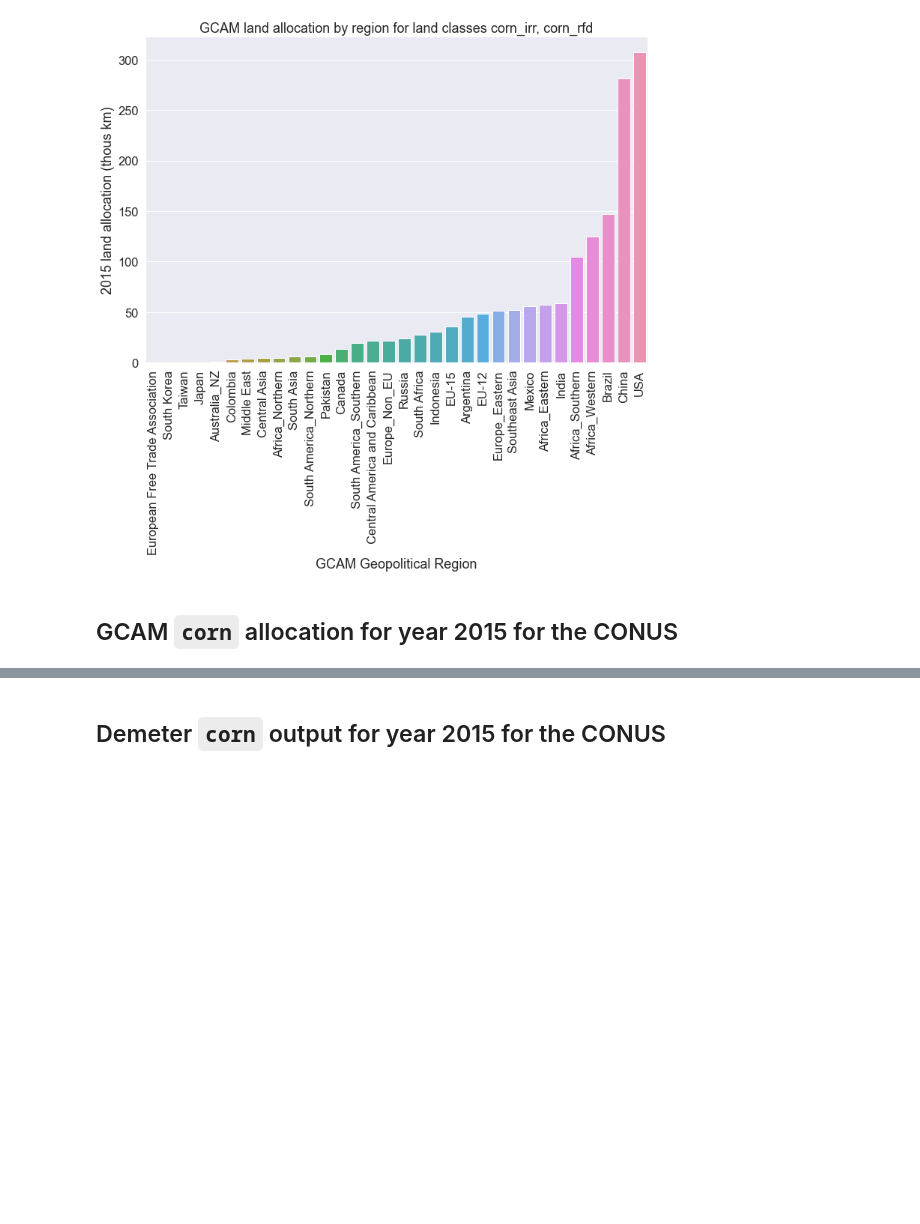
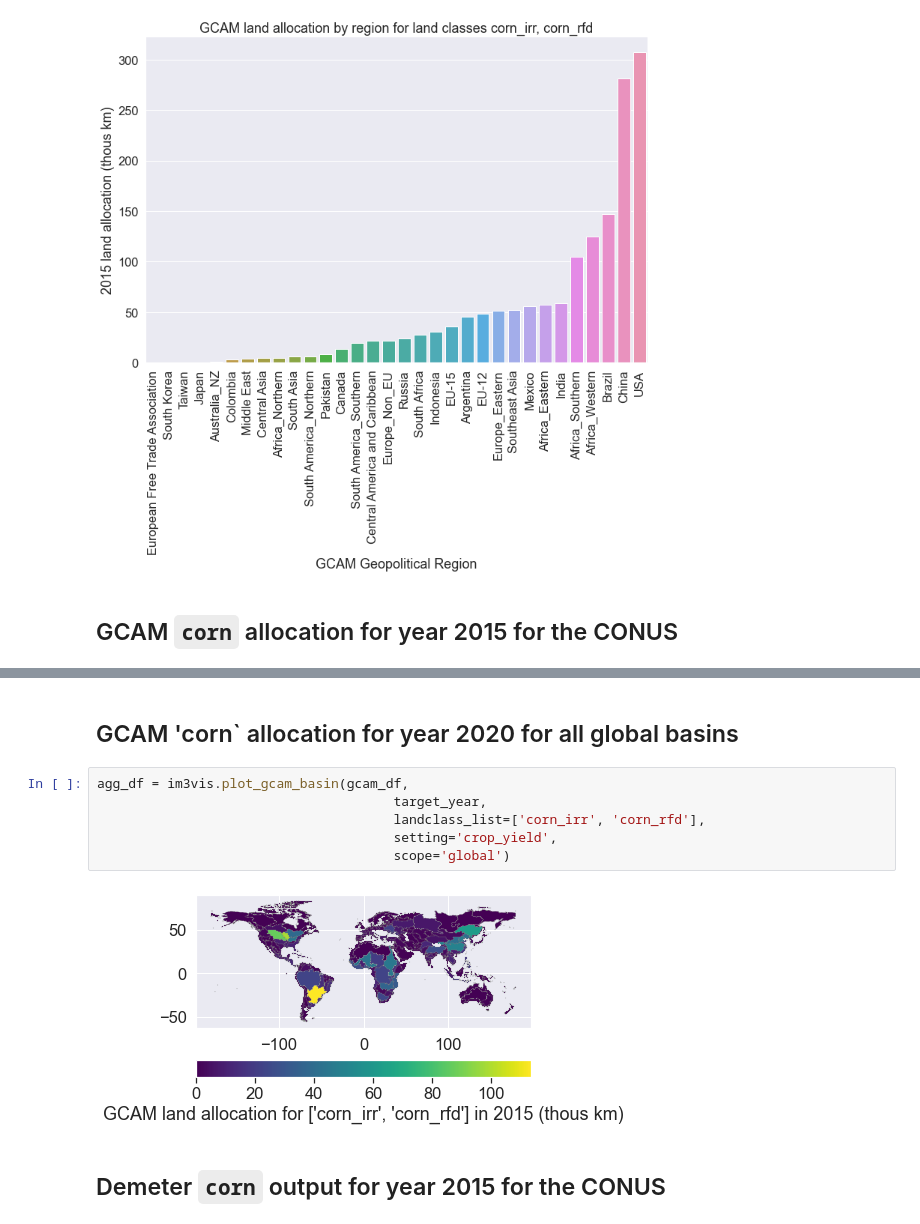
Before and after one commit to IMMM-SFA/im3vis, a Jupyter notebook: notebooks/gcam_demeter_clinic.ipynb, the cells around one changed output, grey strips where cells are left out. Saved outputs shown, nothing was run; the diff lists cells and outputs as text; blank space fills up the shorter version.

```diff
--- a/notebooks/gcam_demeter_clinic.ipynb
+++ b/notebooks/gcam_demeter_clinic.ipynb
@@ -60,3 +61,13 @@ agg_df = im3vis.plot_gcam_conus_basin(gcam_df,
+# %% [markdown]
+## GCAM 'corn` allocation for year 2020 for all global basins
+# %%
+agg_df = im3vis.plot_gcam_basin(gcam_df,
+                                      target_year,
+                                      landclass_list=['corn_irr', 'corn_rfd'],
+                                      setting='crop_yield',
+                                      scope='global')
+# %% [output]
+[figure, added]
 # %% [markdown]
 ## Demeter `corn` output for year 2015 for the CONUS
 # %%
```
Also changed, not shown: parts of 1 cell of this notebook, 5 other files.
